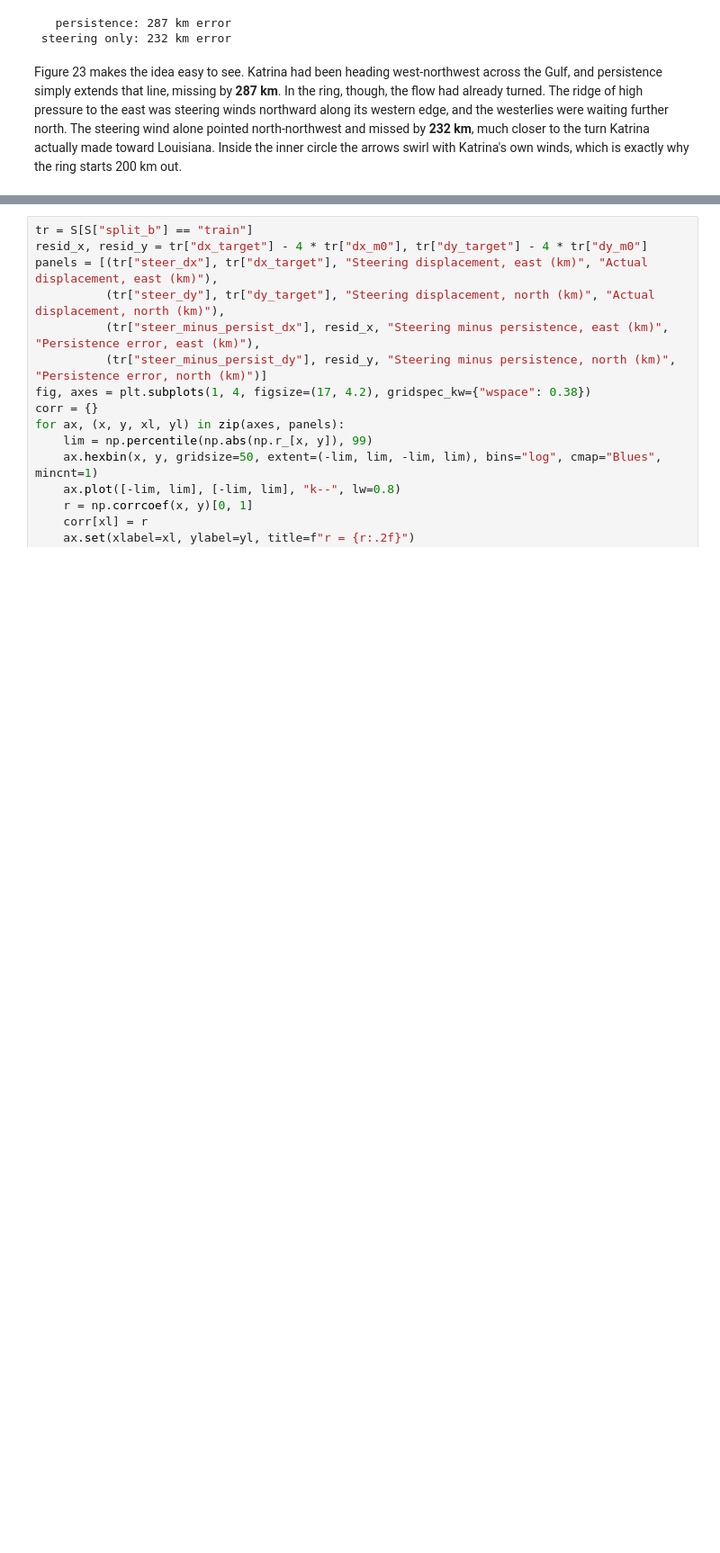
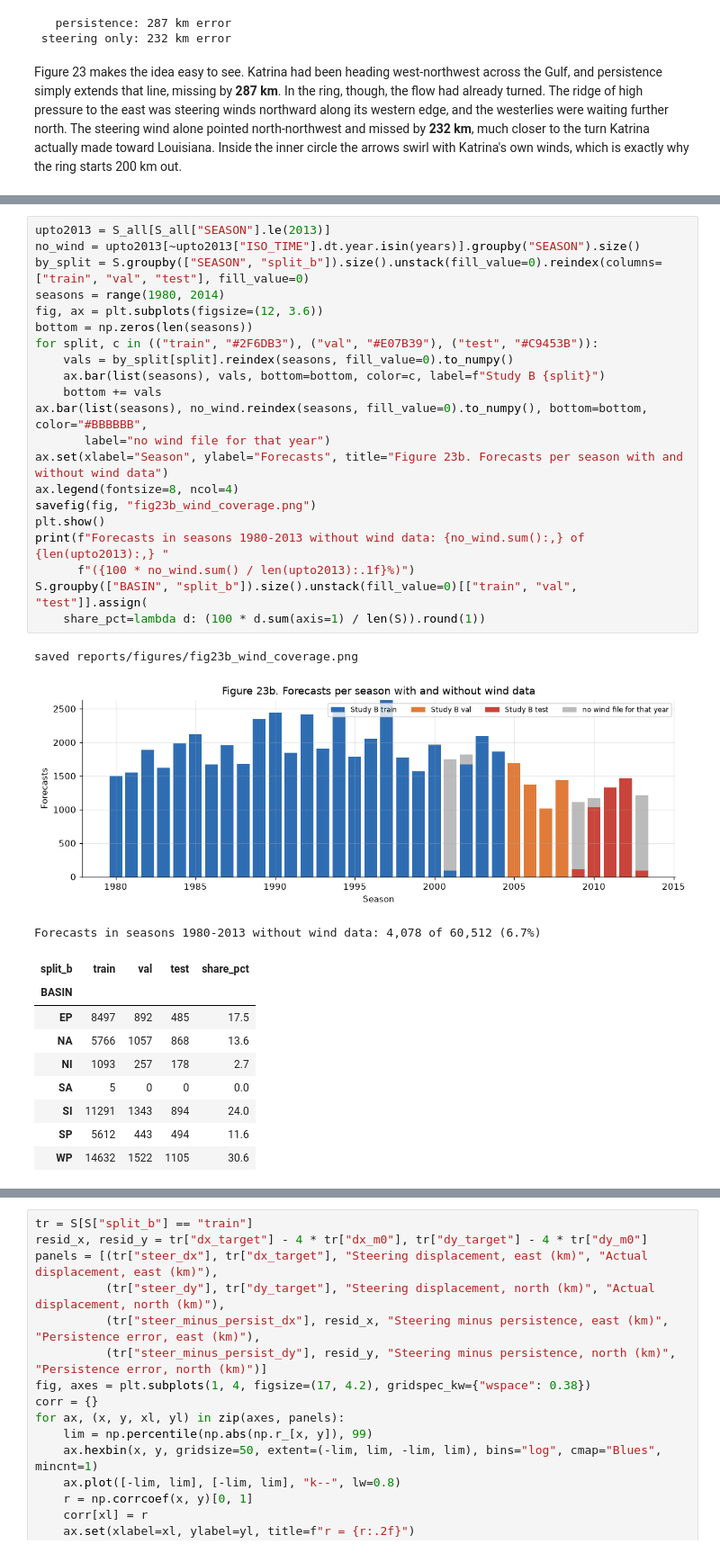
Before and after one commit to YatharthVardan-SanDiego/storm-track-forecasting, a Jupyter notebook: notebooks/07a_steering_winds_xgboost.ipynb, the cells around one changed output, grey strips where cells are left out. Shown at 90% size. Drawn from its saved outputs; the diff is of its cells as text; blank space fills up the shorter version.

```diff
--- a/notebooks/07a_steering_winds_xgboost.ipynb
+++ b/notebooks/07a_steering_winds_xgboost.ipynb
@@ -250,0 +268,34 @@ Figure 23 makes the idea easy to see. Katrina had been heading west-northwest ac
+# %%
+upto2013 = S_all[S_all["SEASON"].le(2013)]
+no_wind = upto2013[~upto2013["ISO_TIME"].dt.year.isin(years)].groupby("SEASON").size()
+by_split = S.groupby(["SEASON", "split_b"]).size().unstack(fill_value=0).reindex(columns=["train", "val", "test"], fill_value=0)
+seasons = range(1980, 2014)
+fig, ax = plt.subplots(figsize=(12, 3.6))
+bottom = np.zeros(len(seasons))
+for split, c in (("train", "#2F6DB3"), ("val", "#E07B39"), ("test", "#C9453B")):
+    vals = by_split[split].reindex(seasons, fill_value=0).to_numpy()
+    ax.bar(list(seasons), vals, bottom=bottom, color=c, label=f"Study B {split}")
+    bottom += vals
+ax.bar(list(seasons), no_wind.reindex(seasons, fill_value=0).to_numpy(), bottom=bottom, color="#BBBBBB",
+       label="no wind file for that year")
+ax.set(xlabel="Season", ylabel="Forecasts", title="Figure 23b. Forecasts per season with and without wind data")
+ax.legend(fontsize=8, ncol=4)
+savefig(fig, "fig23b_wind_coverage.png")
+plt.show()
+print(f"Forecasts in seasons 1980-2013 without wind data: {no_wind.sum():,} of {len(upto2013):,} "
+      f"({100 * no_wind.sum() / len(upto2013):.1f}%)")
+S.groupby(["BASIN", "split_b"]).size().unstack(fill_value=0)[["train", "val", "test"]].assign(
+    share_pct=lambda d: (100 * d.sum(axis=1) / len(S)).round(1))
+# %% [output]
+saved reports/figures/fig23b_wind_coverage.png
+[figure, added]
+Forecasts in seasons 1980-2013 without wind data: 4,078 of 60,512 (6.7%)
+| split_b | train | val | test | share_pct |
+| BASIN |  |  |  |  |
+| EP | 8497 | 892 | 485 | 17.5 |
+| NA | 5766 | 1057 | 868 | 13.6 |
+| NI | 1093 | 257 | 178 | 2.7 |
+| SA | 5 | 0 | 0 | 0.0 |
+| SI | 11291 | 1343 | 894 | 24.0 |
+| SP | 5612 | 443 | 494 | 11.6 |
+| WP | 14632 | 1522 | 1105 | 30.6 |
```
Also changed, not shown: parts of 21 cells of this notebook, 5 other files.
